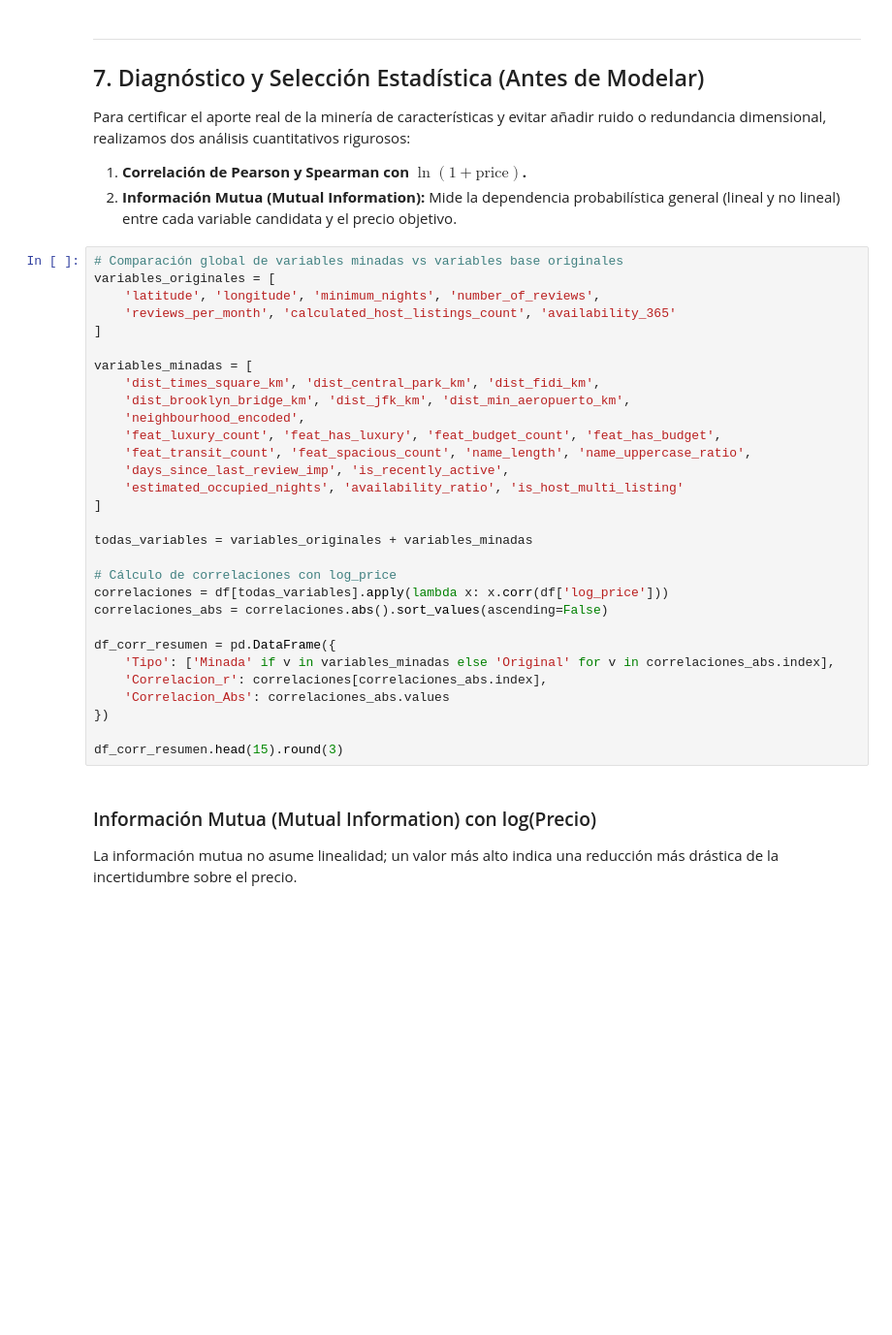
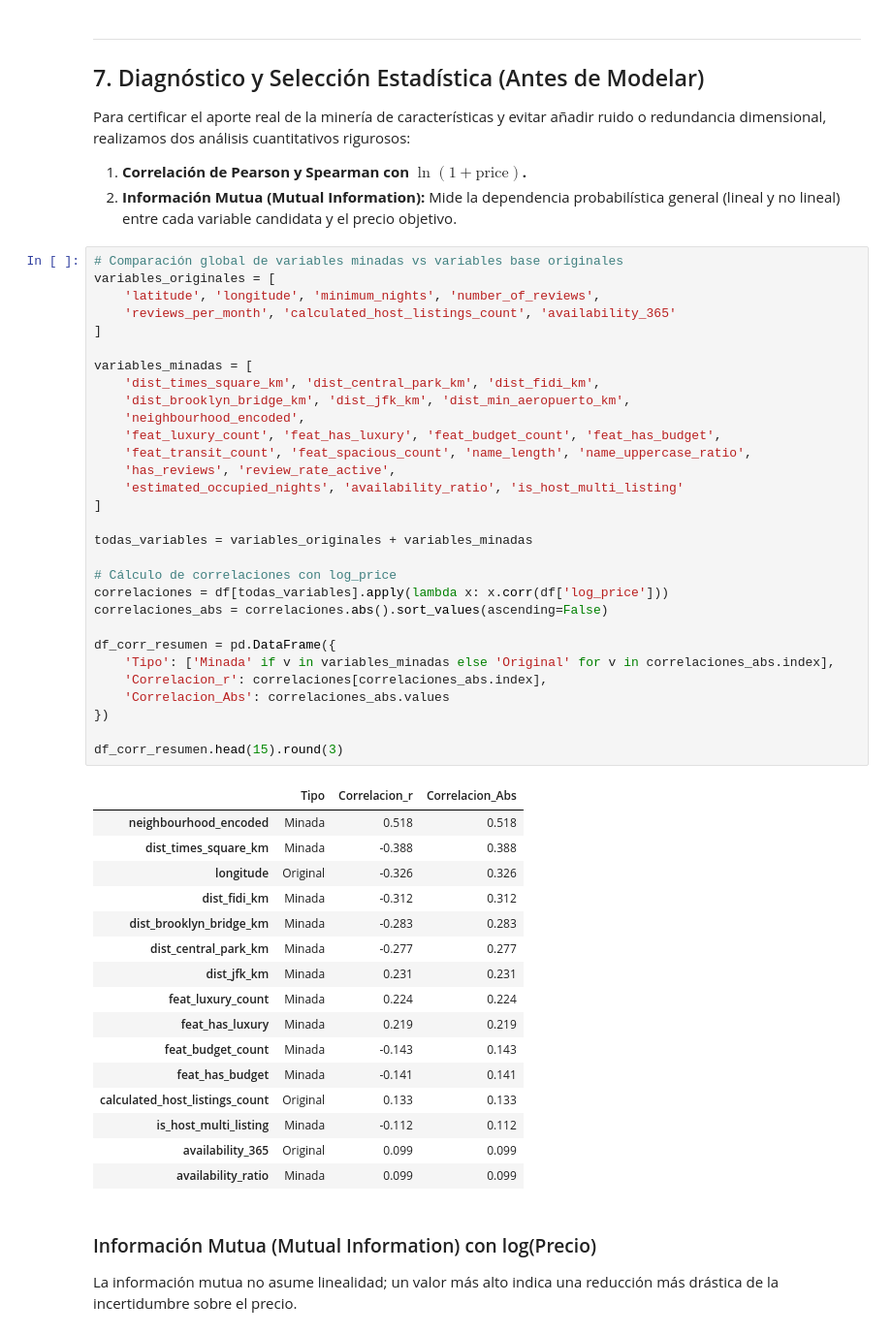
Before and after one commit to ilc2308/AIRBNB_streamlit, a Jupyter notebook: notebooks/04_mineria_caracteristicas.ipynb, the cells around one changed output. Shown at 97% size. Saved outputs shown, nothing was run; the diff lists cells and outputs as text; blank space fills up the shorter version.

```diff
--- a/notebooks/04_mineria_caracteristicas.ipynb
+++ b/notebooks/04_mineria_caracteristicas.ipynb
@@ -315,33 +338,50 @@ Para certificar el aporte real de la minería de características y evitar añad
 # %%
 # Comparación global de variables minadas vs variables base originales
 variables_originales = [
     'latitude', 'longitude', 'minimum_nights', 'number_of_reviews',
     'reviews_per_month', 'calculated_host_listings_count', 'availability_365'
 ]
 
 variables_minadas = [
     'dist_times_square_km', 'dist_central_park_km', 'dist_fidi_km',
     'dist_brooklyn_bridge_km', 'dist_jfk_km', 'dist_min_aeropuerto_km',
     'neighbourhood_encoded',
     'feat_luxury_count', 'feat_has_luxury', 'feat_budget_count', 'feat_has_budget',
     'feat_transit_count', 'feat_spacious_count', 'name_length', 'name_uppercase_ratio',
-    'days_since_last_review_imp', 'is_recently_active',
+    'has_reviews', 'review_rate_active',
     'estimated_occupied_nights', 'availability_ratio', 'is_host_multi_listing'
 ]
 
 todas_variables = variables_originales + variables_minadas
 
 # Cálculo de correlaciones con log_price
 correlaciones = df[todas_variables].apply(lambda x: x.corr(df['log_price']))
 correlaciones_abs = correlaciones.abs().sort_values(ascending=False)
 
 df_corr_resumen = pd.DataFrame({
     'Tipo': ['Minada' if v in variables_minadas else 'Original' for v in correlaciones_abs.index],
     'Correlacion_r': correlaciones[correlaciones_abs.index],
     'Correlacion_Abs': correlaciones_abs.values
 })
 
 df_corr_resumen.head(15).round(3)
+# %% [output]
+|  | Tipo | Correlacion_r | Correlacion_Abs |
+| neighbourhood_encoded | Minada | 0.518 | 0.518 |
+| dist_times_square_km | Minada | -0.388 | 0.388 |
+| longitude | Original | -0.326 | 0.326 |
+| dist_fidi_km | Minada | -0.312 | 0.312 |
+| dist_brooklyn_bridge_km | Minada | -0.283 | 0.283 |
+| dist_central_park_km | Minada | -0.277 | 0.277 |
+| dist_jfk_km | Minada | 0.231 | 0.231 |
+| feat_luxury_count | Minada | 0.224 | 0.224 |
+| feat_has_luxury | Minada | 0.219 | 0.219 |
+| feat_budget_count | Minada | -0.143 | 0.143 |
+| feat_has_budget | Minada | -0.141 | 0.141 |
+| calculated_host_listings_count | Original | 0.133 | 0.133 |
+| is_host_multi_listing | Minada | -0.112 | 0.112 |
+| availability_365 | Original | 0.099 | 0.099 |
+| availability_ratio | Minada | 0.099 | 0.099 |
 # %% [markdown]
 ### Información Mutua (Mutual Information) con log(Precio)
 La información mutua no asume linealidad; un valor más alto indica una reducción más drástica de la incertidumbre sobre el precio.
```
Also changed, not shown: parts of 17 cells of this notebook, 16 other files.
